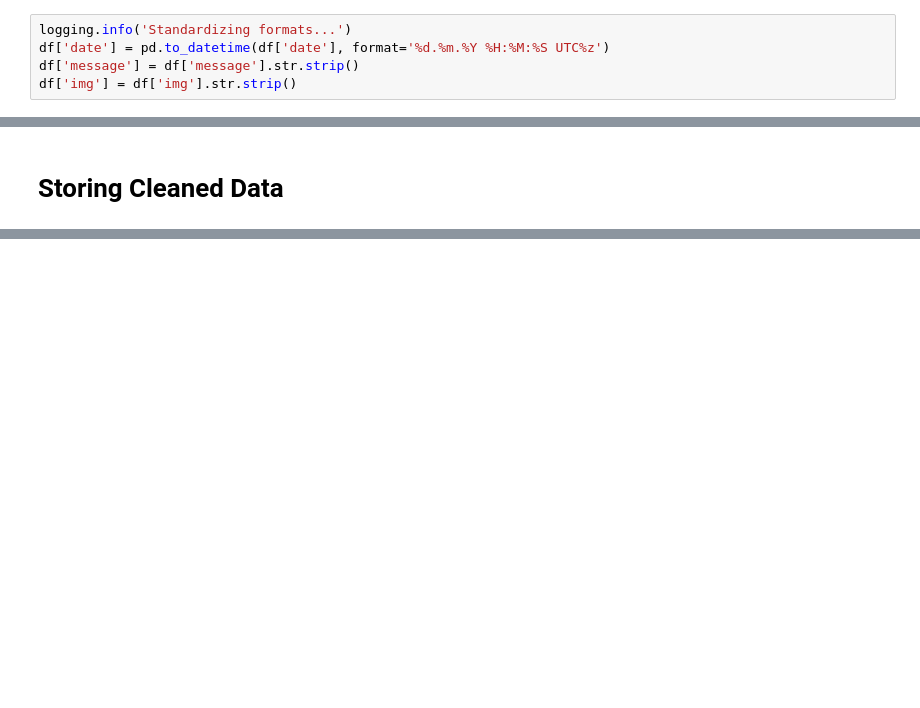
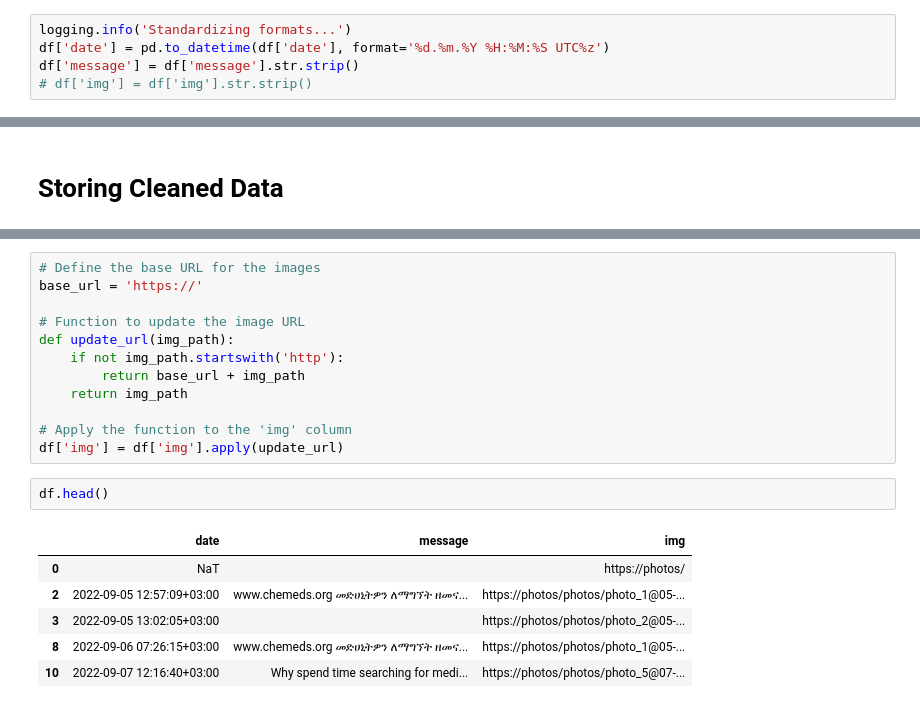
Before and after one commit to mihretgold/Ethiopian-Medical-Business-Data-Ware-house, a Jupyter notebook: notebooks/eda_dataware_house.ipynb, the cells around one changed output, grey strips where cells are left out. Saved outputs shown, nothing was run; the diff lists cells and outputs as text; blank space fills up the shorter version.

```diff
--- a/notebooks/eda_dataware_house.ipynb
+++ b/notebooks/eda_dataware_house.ipynb
@@ -156,7 +160,7 @@ dtype: int64
 logging.info('Standardizing formats...')
 df['date'] = pd.to_datetime(df['date'], format='%d.%m.%Y %H:%M:%S UTC%z')
 df['message'] = df['message'].str.strip()
-df['img'] = df['img'].str.strip()
+# df['img'] = df['img'].str.strip()
 # %%
 df.info()
 # %% [output]
@@ -190,0 +342,21 @@ df.head()
+# %%
+# Define the base URL for the images
+base_url = 'https://'
+
+# Function to update the image URL
+def update_url(img_path):
+    if not img_path.startswith('http'):
+        return base_url + img_path
+    return img_path
+
+# Apply the function to the 'img' column
+df['img'] = df['img'].apply(update_url)
+# %%
+df.head()
+# %% [output]
+|  | date | message | img |
+| 0 | NaT |  | https://photos/ |
+| 2 | 2022-09-05 12:57:09+03:00 | www.chemeds.org መድሀኒትዎን ለማግኘት ዘመና... | https://photos/photos/photo_1@05-... |
+| 3 | 2022-09-05 13:02:05+03:00 |  | https://photos/photos/photo_2@05-... |
+| 8 | 2022-09-06 07:26:15+03:00 | www.chemeds.org መድሀኒትዎን ለማግኘት ዘመና... | https://photos/photos/photo_1@05-... |
+| 10 | 2022-09-07 12:16:40+03:00 | Why spend time searching for medi... | https://photos/photos/photo_5@07-... |
```
Also changed, not shown: parts of 19 cells of this notebook.
